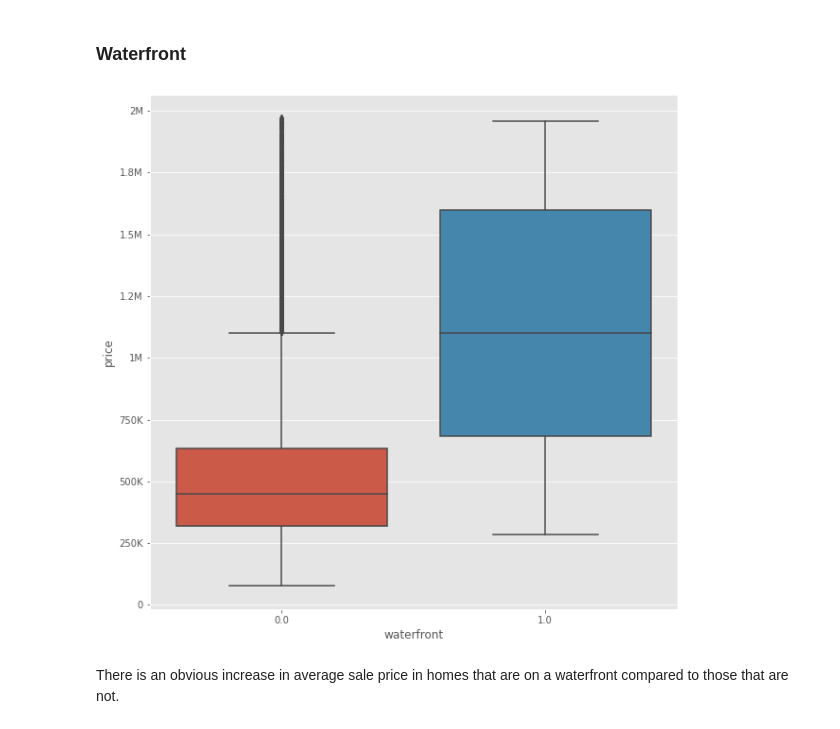
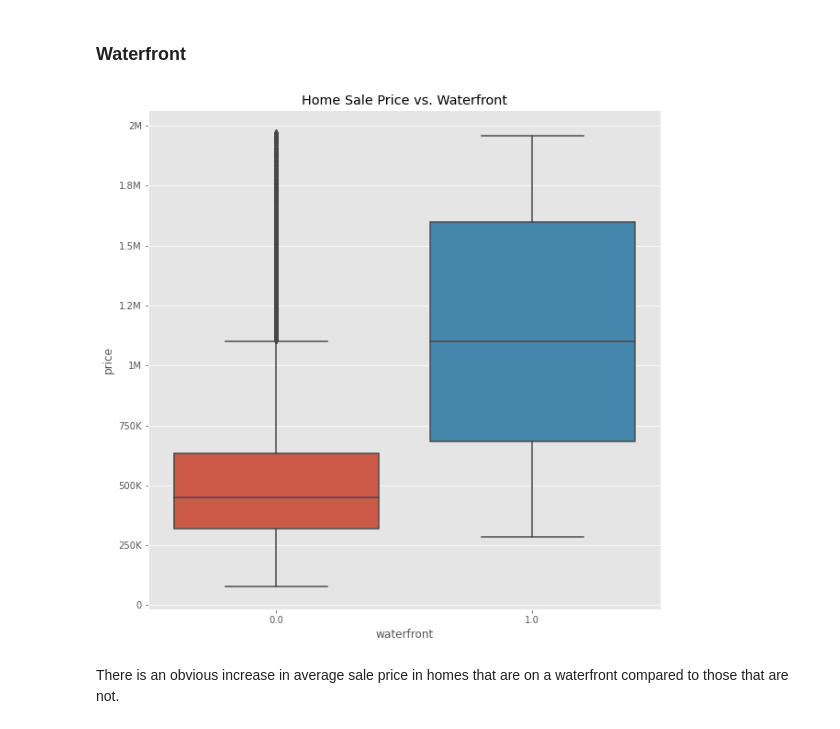
Before and after one commit to trabbitt90/Multiple-Linear-Regression-King-County-Project, a Jupyter notebook: Home Sale Regression Analysis.ipynb, the cells around one changed output. Saved outputs shown, nothing was run; the diff lists cells and outputs as text; code cells hidden in the pictures.

```diff
--- a/Home Sale Regression Analysis.ipynb
+++ b/Home Sale Regression Analysis.ipynb
@@ -633,11 +637,12 @@ We see an increase in average sale price for each additional floor added up to 2
 # %%
 # Plotting waterfront boxplot
 
 fig, ax = plt.subplots(figsize=(10,10))
 ax = sns.boxplot(x=df['waterfront'], y=df['price'])
+ax.set_title('Home Sale Price vs. Waterfront')
 ax.yaxis.set_major_formatter(tick.FuncFormatter(reformat_large_tick_values));
 # %% [output]
-[figure, old version]
+[figure, new version]
 # %% [markdown]
 There is an obvious increase in average sale price in homes that are on a waterfront compared to those that are not.
 # %% [markdown]
```
Also changed, not shown: parts of 10 cells of this notebook.
